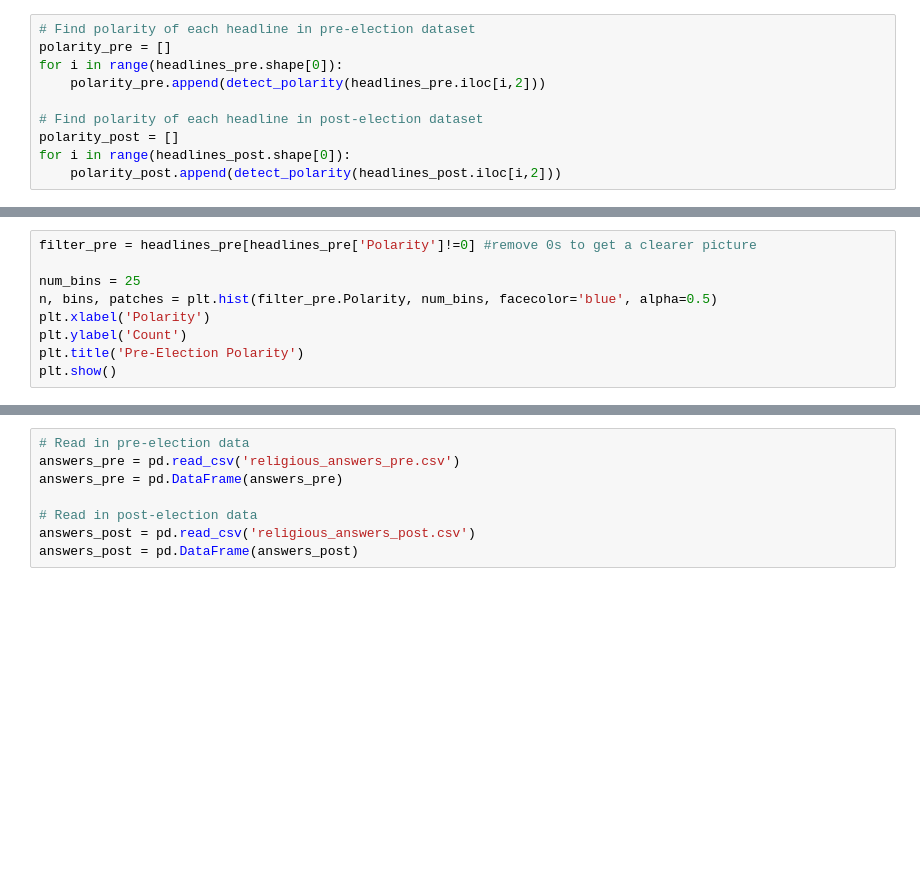
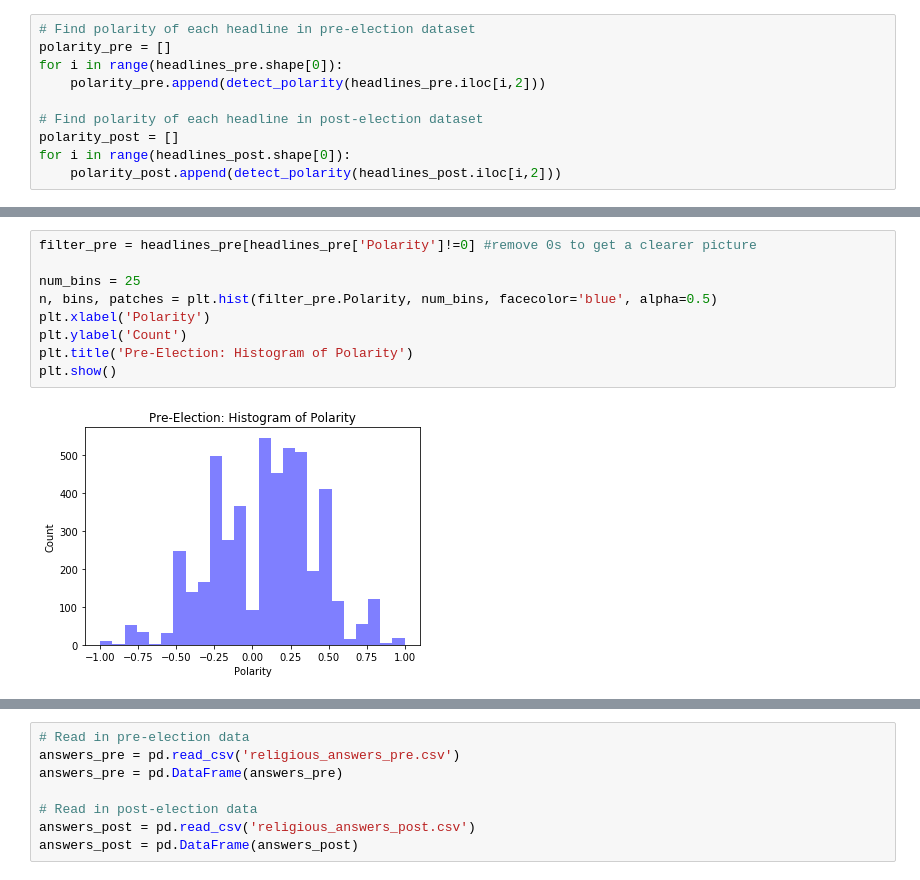
Before and after one commit to nathanderon/india_analysis_UDA, a Jupyter notebook: Final_Analysis.ipynb, the cells around one changed output, grey strips where cells are left out. Cells and saved outputs as stored; diff of their text form; blank space fills up the shorter version.

```diff
--- a/Final_Analysis.ipynb
+++ b/Final_Analysis.ipynb
@@ -316,12 +350,14 @@ plt.show()
 # %%
 filter_pre = headlines_pre[headlines_pre['Polarity']!=0] #remove 0s to get a clearer picture
 
 num_bins = 25
 n, bins, patches = plt.hist(filter_pre.Polarity, num_bins, facecolor='blue', alpha=0.5)
 plt.xlabel('Polarity')
 plt.ylabel('Count')
-plt.title('Pre-Election Polarity')
+plt.title('Pre-Election: Histogram of Polarity')
 plt.show()
+# %% [output]
+[figure, added]
 # %%
 filter_post = headlines_post[headlines_post['Polarity']!=0] #remove 0s to get a clearer picture
 
```
Also changed, not shown: parts of 49 cells of this notebook.
